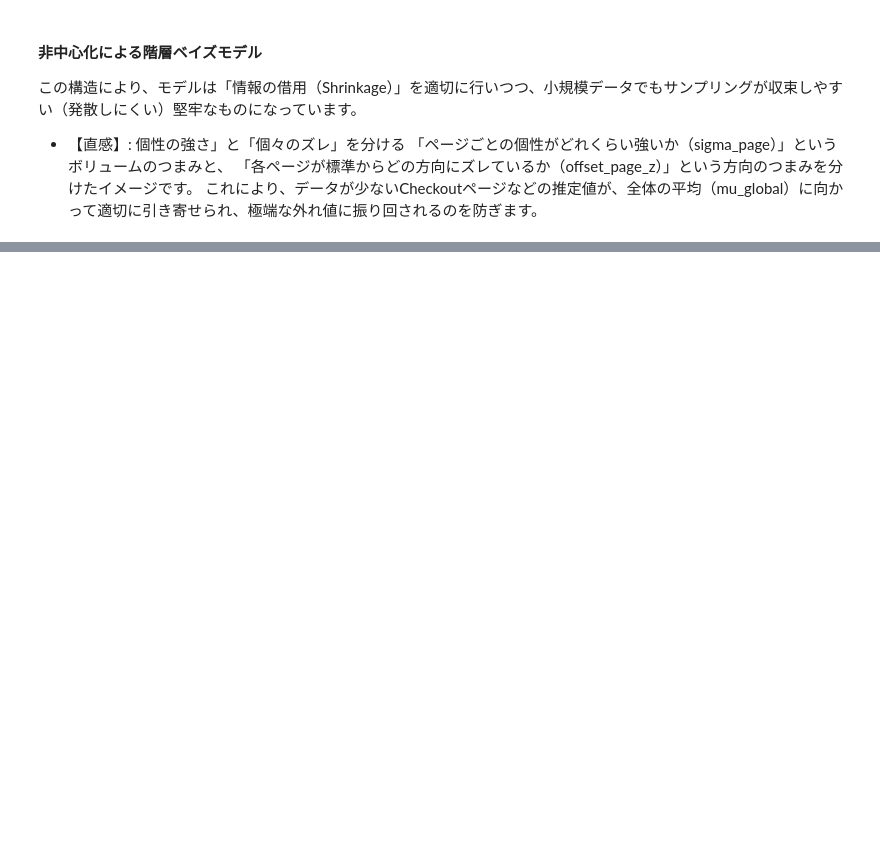
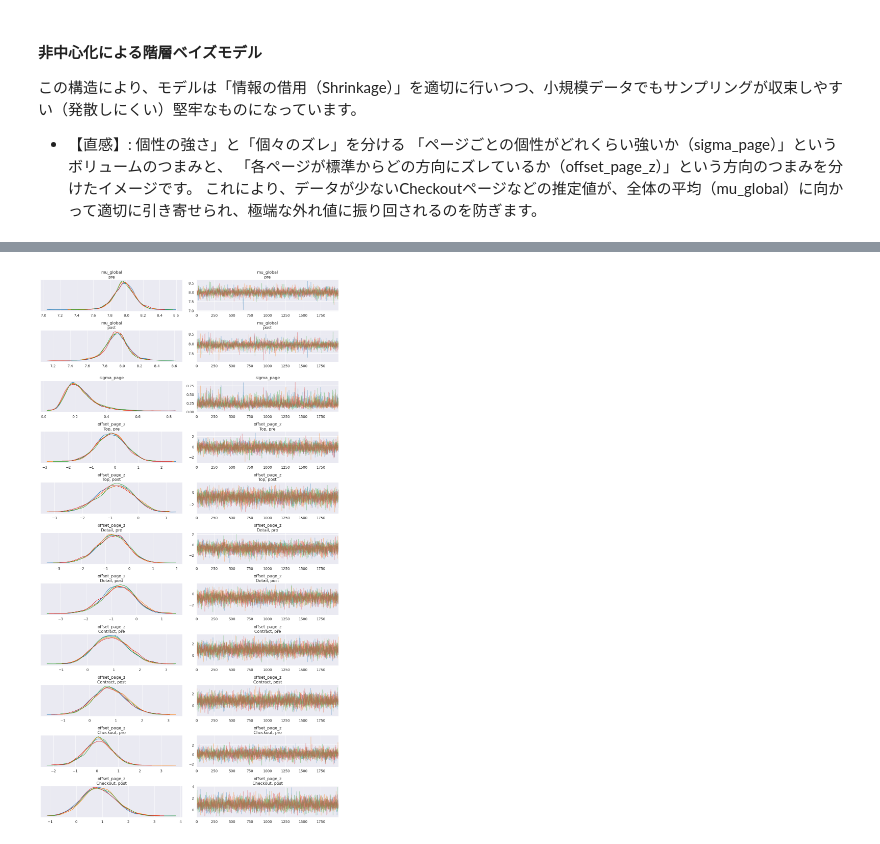
Before and after one commit to petalab-io/bayesian-iroha, a Jupyter notebook: notebooks/01_web_performance/roi_decision.ipynb, the cells around one changed output, grey strips where cells are left out. Cells and saved outputs as stored; diff of their text form; code cells hidden in the pictures; blank space fills up the shorter version.

```diff
--- a/notebooks/01_web_performance/roi_decision.ipynb
+++ b/notebooks/01_web_performance/roi_decision.ipynb
@@ -200,3 +196,7 @@ pm.model_to_graphviz(model)
     個性の強さ」と「個々のズレ」を分ける 「ページごとの個性がどれくらい強いか（sigma_page）」というボリュームのつまみと、
   「各ページが標準からどの方向にズレているか（offset_page_z）」という方向のつまみを分けたイメージです。
   これにより、データが少ないCheckoutページなどの推定値が、全体の平均（mu_global）に向かって適切に引き寄せられ、極端な外れ値に振り回されるのを防ぎます。
+# %%
+# --- 推論 ---
+with model:
+    trace = pm.sample(draws=2000, tune=1000, target_accept=0.95, random_seed=RANDOM_SEED)
@@ -202,0 +210,6 @@ pm.model_to_graphviz(model)
+# %%
+# 推論結果
+az.plot_trace(trace, compact=False, var_names=["mu_global", "sigma_page", "offset_page_z"])
+plt.tight_layout()
+# %% [output]
+[figure, added]
```
Also changed, not shown: parts of 17 cells of this notebook, 2 other files.
